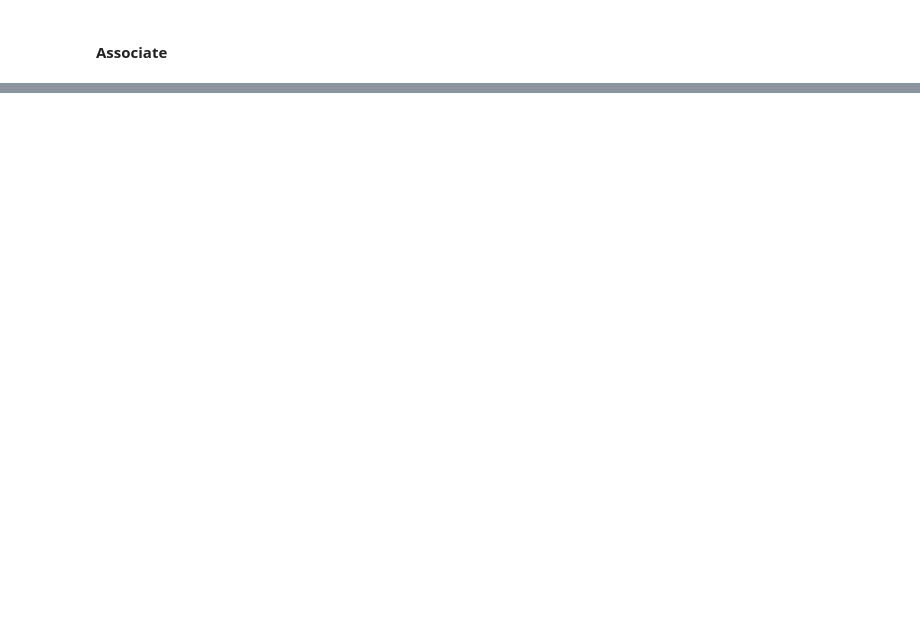
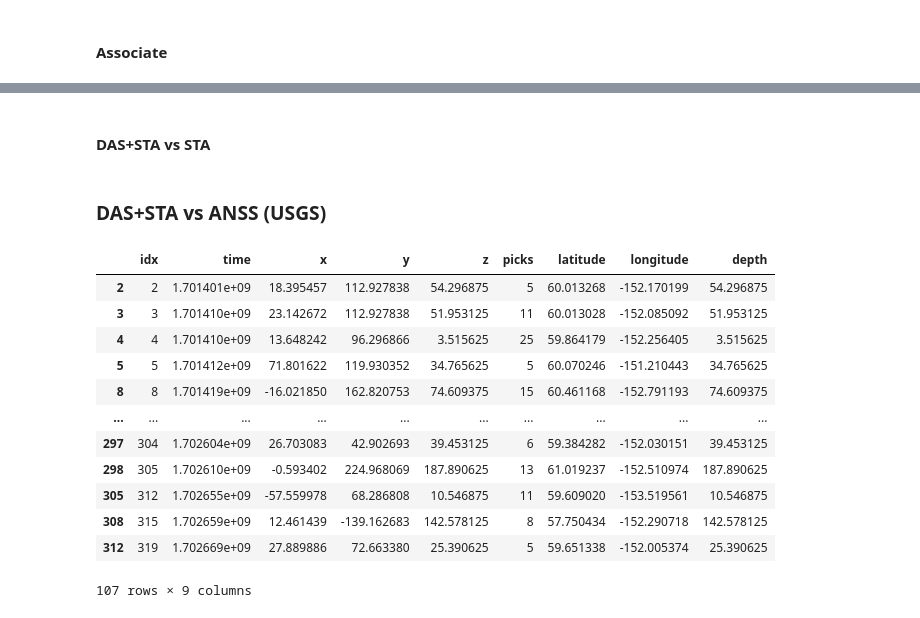
Before and after one commit to Denolle-Lab/Shi_etal_2023_denoiseDAS, a Jupyter notebook: examples/paper3_catalog_building.ipynb, the cells around one changed output, grey strips where cells are left out. Saved outputs shown, nothing was run; the diff lists cells and outputs as text; code cells hidden in the pictures; blank space fills up the shorter version.

```diff
--- a/examples/paper3_catalog_building.ipynb
+++ b/examples/paper3_catalog_building.ipynb
@@ -691,0 +807,19 @@ fig.show()
+# %% [markdown]
+#### DAS+STA vs STA
+# %%
+events1 = pd.read_csv(filepath + 'events_detect_das_sta_new.csv')
+events2 = pd.read_csv(filepath + 'events_detect_sta.csv')
+
+events1['time'] = events1['time'].apply(lambda x: UTCDateTime(x).timestamp)
+events2['time'] = events2['time'].apply(lambda x: UTCDateTime(x).timestamp)
+
+matched = []
+for i in np.arange(len(events1)):
+    for j in np.arange(len(events2)):
+        if np.abs(events1.loc[i, 'time'] - events2.loc[j, 'time']) < 10.0:
+            matched.append([i,j])
+matched = np.array(matched)
+
+matched_idx = np.unique(matched[:,0])
+unmatched_idx = np.setdiff1d(np.arange(len(events1)), matched_idx)
+unmatched_events = events1.loc[unmatched_idx]
@@ -691,0 +849,33 @@ fig.show()
+# %% [markdown]
+### DAS+STA vs ANSS (USGS)
+# %%
+anss = pd.read_csv('Dec2023_CookInlet.csv')
+anss['time'] = anss['time'].apply(lambda x: UTCDateTime(x).timestamp)
+events1 = pd.read_csv(filepath + 'events_detect_das_sta_new.csv')
+events1['time'] = events1['time'].apply(lambda x: UTCDateTime(x).timestamp)
+
+matched = []
+for i in np.arange(len(events1)):
+    for j in np.arange(len(anss)):
+        if np.abs(events1.loc[i, 'time'] - anss.loc[j, 'time']) < 10.0:
+            matched.append([i,j])
+matched = np.array(matched)
+
+matched_idx = np.unique(matched[:,0])
+unmatched_idx = np.setdiff1d(np.arange(len(events1)), matched_idx)
+unmatched_events = events1.loc[unmatched_idx]
+unmatched_events
+# %% [output]
+|  | idx | time | x | y | z | picks | latitude | longitude | depth |
+| 2 | 2 | 1.701401e+09 | 18.395457 | 112.927838 | 54.296875 | 5 | 60.013268 | -152.170199 | 54.296875 |
+| 3 | 3 | 1.701410e+09 | 23.142672 | 112.927838 | 51.953125 | 11 | 60.013028 | -152.085092 | 51.953125 |
+| 4 | 4 | 1.701410e+09 | 13.648242 | 96.296866 | 3.515625 | 25 | 59.864179 | -152.256405 | 3.515625 |
+| 5 | 5 | 1.701412e+09 | 71.801622 | 119.930352 | 34.765625 | 5 | 60.070246 | -151.210443 | 34.765625 |
+| 8 | 8 | 1.701419e+09 | -16.021850 | 162.820753 | 74.609375 | 15 | 60.461168 | -152.791193 | 74.609375 |
+| ... | ... | ... | ... | ... | ... | ... | ... | ... | ... |
+| 297 | 304 | 1.702604e+09 | 26.703083 | 42.902693 | 39.453125 | 6 | 59.384282 | -152.030151 | 39.453125 |
+| 298 | 305 | 1.702610e+09 | -0.593402 | 224.968069 | 187.890625 | 13 | 61.019237 | -152.510974 | 187.890625 |
+| 305 | 312 | 1.702655e+09 | -57.559978 | 68.286808 | 10.546875 | 11 | 59.609020 | -153.519561 | 10.546875 |
+| 308 | 315 | 1.702659e+09 | 12.461439 | -139.162683 | 142.578125 | 8 | 57.750434 | -152.290718 | 142.578125 |
+| 312 | 319 | 1.702669e+09 | 27.889886 | 72.663380 | 25.390625 | 5 | 59.651338 | -152.005374 | 25.390625 |
+107 rows × 9 columns
```
Also changed, not shown: parts of 41 cells of this notebook, 5 other files.
